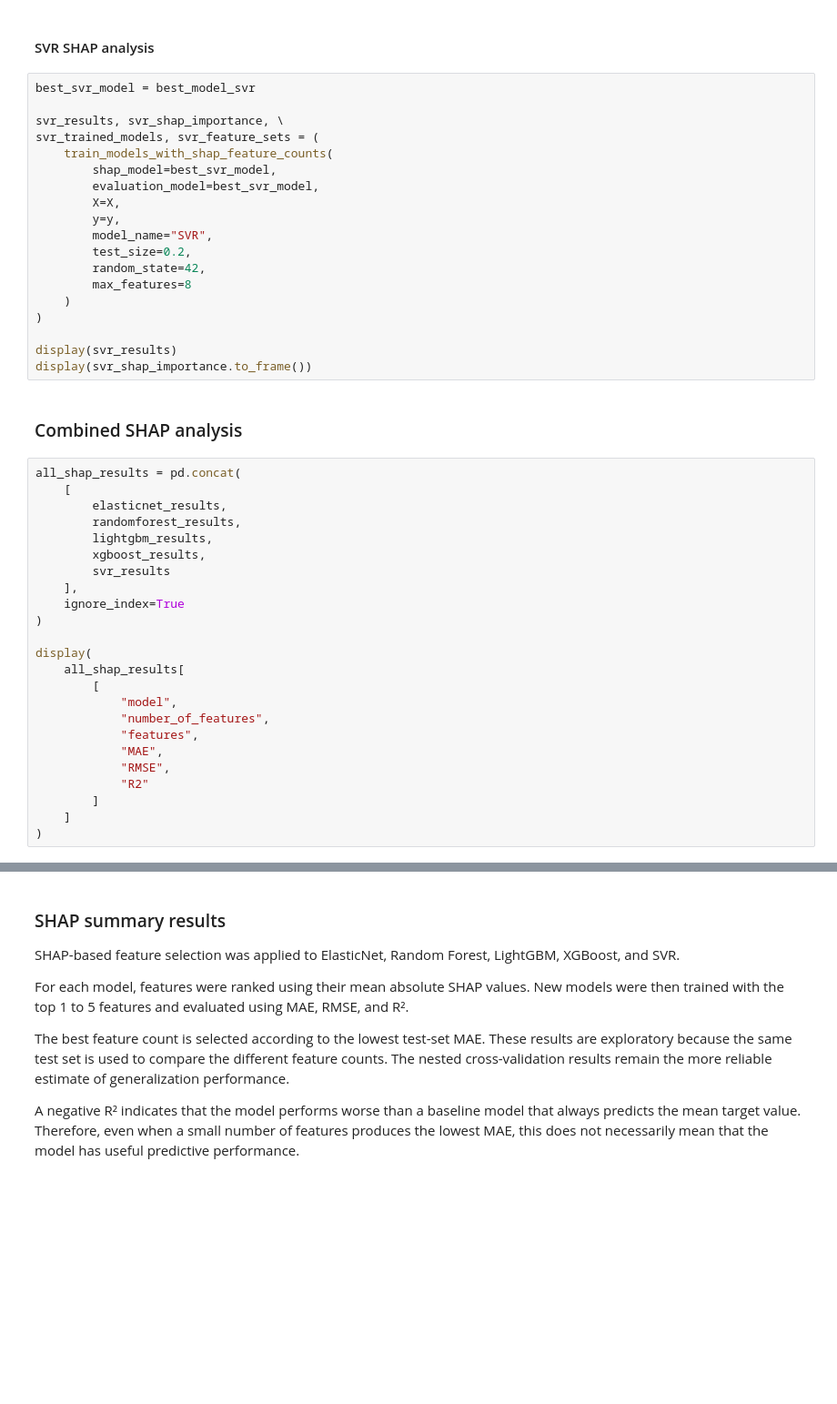
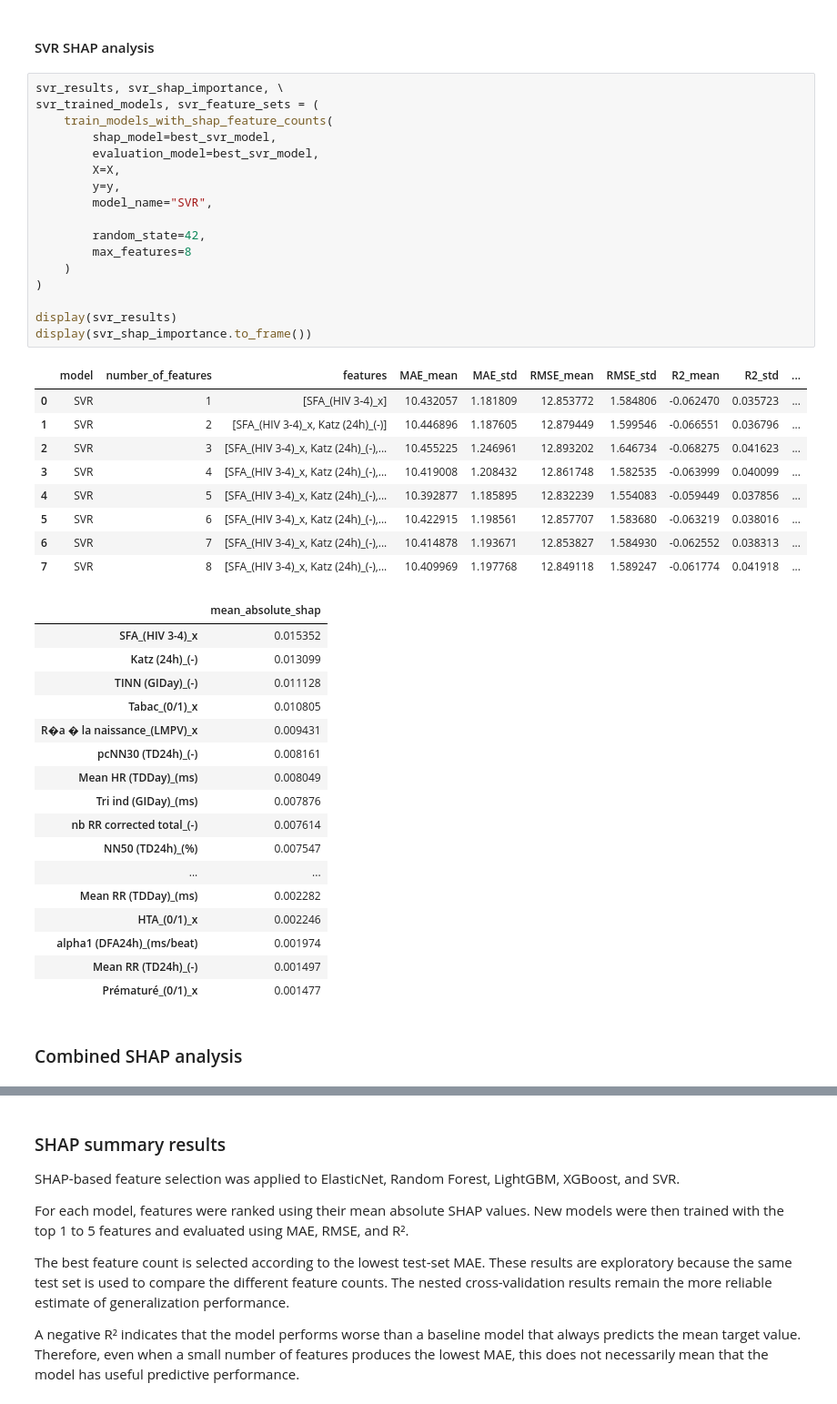
Before and after one commit to 1p0tato1/FSIQ-from-ECG, a Jupyter notebook: GroupA/Mateo/method3.ipynb, the cells around one changed output, grey strips where cells are left out. Shown at 91% size. Drawn from its saved outputs; the diff is of its cells as text; blank space fills up the shorter version.

```diff
--- a/GroupA/Mateo/method3.ipynb
+++ b/GroupA/Mateo/method3.ipynb
@@ -1411,47 +1457,48 @@ display(xgboost_shap_importance.to_frame())
 # %% [markdown]
 #### SVR SHAP analysis
 # %%
-best_svr_model = best_model_svr
-
 svr_results, svr_shap_importance, \
 svr_trained_models, svr_feature_sets = (
     train_models_with_shap_feature_counts(
         shap_model=best_svr_model,
         evaluation_model=best_svr_model,
         X=X,
         y=y,
         model_name="SVR",
-        test_size=0.2,
+
         random_state=42,
         max_features=8
     )
 )
 
 display(svr_results)
 display(svr_shap_importance.to_frame())
+# %% [output]
+|  | model | number_of_features | features | MAE_mean | MAE_std | RMSE_mean | RMSE_std | R2_mean | R2_std | ... |
+| 0 | SVR | 1 | [SFA_(HIV 3-4)_x] | 10.432057 | 1.181809 | 12.853772 | 1.584806 | -0.062470 | 0.035723 | ... |
+| 1 | SVR | 2 | [SFA_(HIV 3-4)_x, Katz (24h)_(-)] | 10.446896 | 1.187605 | 12.879449 | 1.599546 | -0.066551 | 0.036796 | ... |
+| 2 | SVR | 3 | [SFA_(HIV 3-4)_x, Katz (24h)_(-),... | 10.455225 | 1.246961 | 12.893202 | 1.646734 | -0.068275 | 0.041623 | ... |
+| 3 | SVR | 4 | [SFA_(HIV 3-4)_x, Katz (24h)_(-),... | 10.419008 | 1.208432 | 12.861748 | 1.582535 | -0.063999 | 0.040099 | ... |
+| 4 | SVR | 5 | [SFA_(HIV 3-4)_x, Katz (24h)_(-),... | 10.392877 | 1.185895 | 12.832239 | 1.554083 | -0.059449 | 0.037856 | ... |
+| 5 | SVR | 6 | [SFA_(HIV 3-4)_x, Katz (24h)_(-),... | 10.422915 | 1.198561 | 12.857707 | 1.583680 | -0.063219 | 0.038016 | ... |
+| 6 | SVR | 7 | [SFA_(HIV 3-4)_x, Katz (24h)_(-),... | 10.414878 | 1.193671 | 12.853827 | 1.584930 | -0.062552 | 0.038313 | ... |
+| 7 | SVR | 8 | [SFA_(HIV 3-4)_x, Katz (24h)_(-),... | 10.409969 | 1.197768 | 12.849118 | 1.589247 | -0.061774 | 0.041918 | ... |
+|  | mean_absolute_shap |
+| SFA_(HIV 3-4)_x | 0.015352 |
+| Katz (24h)_(-) | 0.013099 |
+| TINN (GIDay)_(-) | 0.011128 |
+| Tabac_(0/1)_x | 0.010805 |
+| R�a � la naissance_(LMPV)_x | 0.009431 |
+| pcNN30 (TD24h)_(-) | 0.008161 |
+| Mean HR (TDDay)_(ms) | 0.008049 |
+| Tri ind (GIDay)_(ms) | 0.007876 |
+| nb RR corrected total_(-) | 0.007614 |
+| NN50 (TD24h)_(%) | 0.007547 |
+| ... | ... |
+| Mean RR (TDDay)_(ms) | 0.002282 |
+| HTA_(0/1)_x | 0.002246 |
+| alpha1 (DFA24h)_(ms/beat) | 0.001974 |
+| Mean RR (TD24h)_(-) | 0.001497 |
+| Prématuré_(0/1)_x | 0.001477 |
 # %% [markdown]
 ### Combined SHAP analysis
-# %%
-all_shap_results = pd.concat(
-    [
-        elasticnet_results,
-        randomforest_results,
-        lightgbm_results,
-        xgboost_results,
-        svr_results
-    ],
-    ignore_index=True
-)
-
-display(
-    all_shap_results[
-        [
-            "model",
-            "number_of_features",
-            "features",
-            "MAE",
-            "RMSE",
-            "R2"
-        ]
-    ]
-)
```
Also changed, not shown: parts of 9 cells of this notebook, 1 other file.
